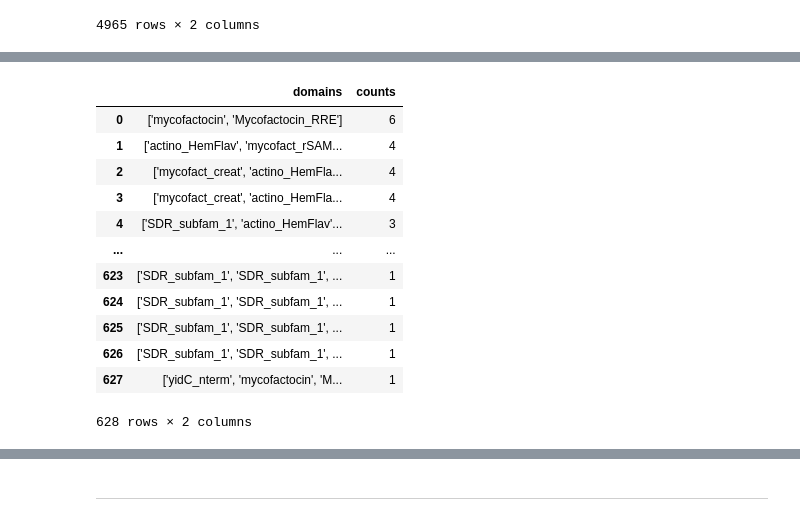
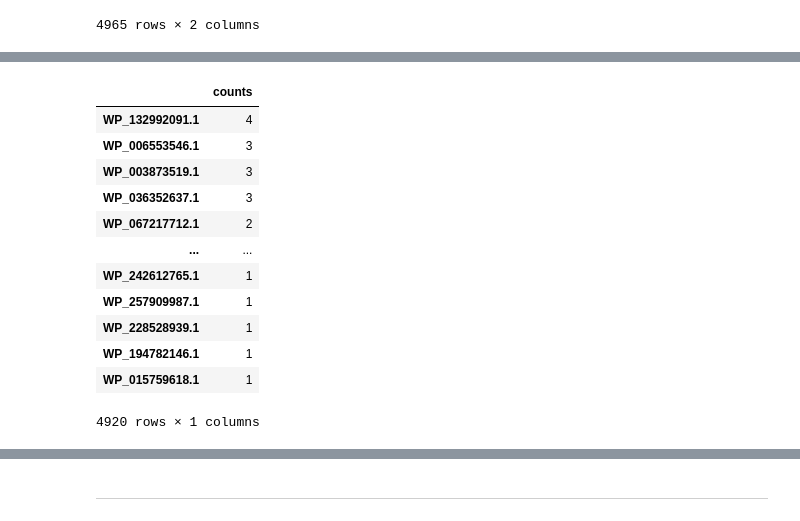
Before and after one commit to marfadita/mycofactocin, a Jupyter notebook: mftb/hmm_for_domains/counts/domain_arch_counts.ipynb, the cells around one changed output, grey strips where cells are left out. Drawn from its saved outputs; the diff is of its cells as text; code cells hidden in the pictures.

```diff
--- a/mftb/hmm_for_domains/counts/domain_arch_counts.ipynb
+++ b/mftb/hmm_for_domains/counts/domain_arch_counts.ipynb
@@ -176,20 +146,19 @@ dom_operon
-# %%
-array_op = list(str(val) for val in domains_operon.values())
-u_op, counts_op = np.unique(array_op, return_counts=True)
-domains_count_operon = pd.DataFrame({'domains': u_op, 'counts': counts_op})
-domains_count_operon = domains_count_operon.sort_values(by = ['counts'], ascending=False).reset_index(drop=True)
-domains_count_operon
-# %% [output]
-|  | domains | counts |
-| 0 | ['mycofactocin', 'Mycofactocin_RRE'] | 6 |
-| 1 | ['actino_HemFlav', 'mycofact_rSAM... | 4 |
-| 2 | ['mycofact_creat', 'actino_HemFla... | 4 |
-| 3 | ['mycofact_creat', 'actino_HemFla... | 4 |
-| 4 | ['SDR_subfam_1', 'actino_HemFlav'... | 3 |
-| ... | ... | ... |
-| 623 | ['SDR_subfam_1', 'SDR_subfam_1', ... | 1 |
-| 624 | ['SDR_subfam_1', 'SDR_subfam_1', ... | 1 |
-| 625 | ['SDR_subfam_1', 'SDR_subfam_1', ... | 1 |
-| 626 | ['SDR_subfam_1', 'SDR_subfam_1', ... | 1 |
-| 627 | ['yidC_nterm', 'mycofactocin', 'M... | 1 |
-628 rows × 2 columns
+# %%
+domain_for_operon = operon_prot_id.Protein_acc.value_counts()
+domain_for_operon = pd.DataFrame(domain_for_operon)
+domain_for_operon.columns = ['counts']
+domain_for_operon
+# %% [output]
+|  | counts |
+| WP_132992091.1 | 4 |
+| WP_006553546.1 | 3 |
+| WP_003873519.1 | 3 |
+| WP_036352637.1 | 3 |
+| WP_067217712.1 | 2 |
+| ... | ... |
+| WP_242612765.1 | 1 |
+| WP_257909987.1 | 1 |
+| WP_228528939.1 | 1 |
+| WP_194782146.1 | 1 |
+| WP_015759618.1 | 1 |
+4920 rows × 1 columns
```
Also changed, not shown: parts of 10 cells of this notebook, 2 other files.
